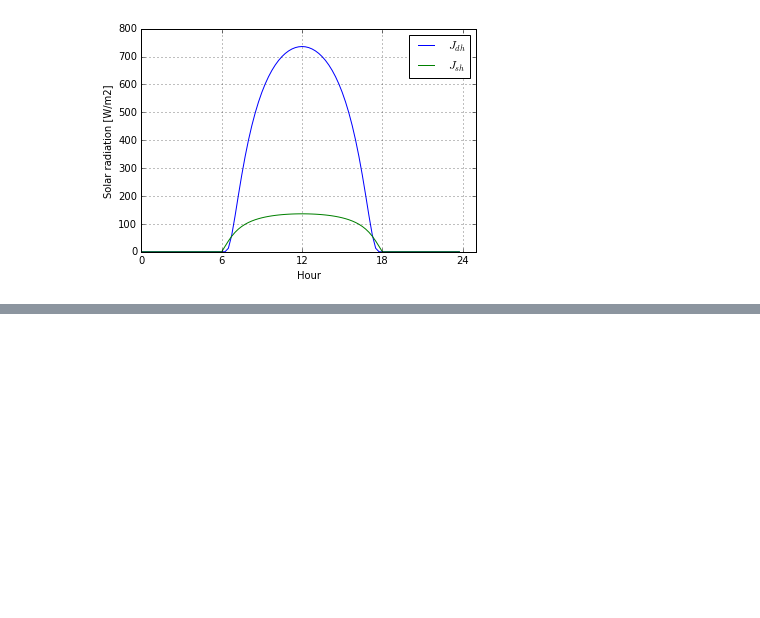
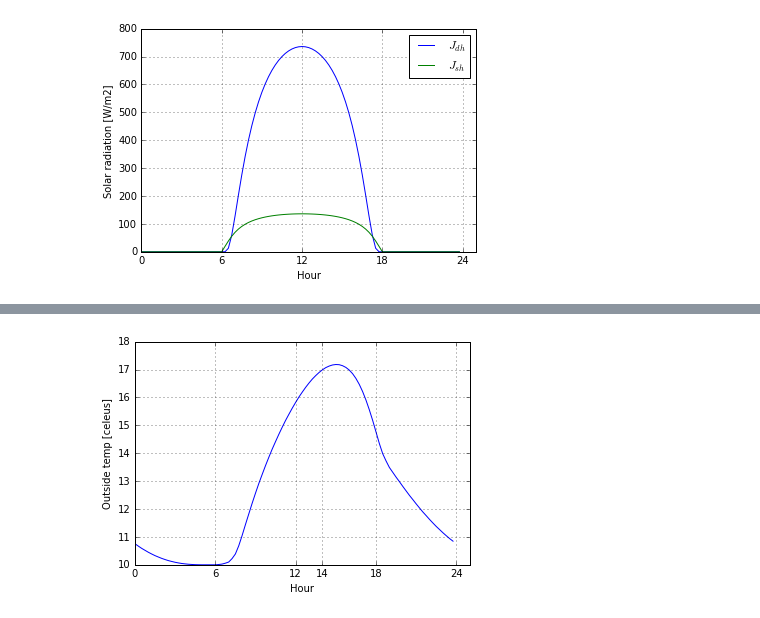
Before and after one commit to udawtr/heattransfer_note, a Jupyter notebook: SimpleSolarRadiationModel.ipynb, the cells around one changed output, grey strips where cells are left out. Drawn from its saved outputs; the diff is of its cells as text; code cells hidden in the pictures; blank space fills up the shorter version.

```diff
--- a/SimpleSolarRadiationModel.ipynb
+++ b/SimpleSolarRadiationModel.ipynb
@@ -98,0 +106,16 @@ plt.show()
+# %%
+def get_T(Ts):
+    J = [get_J((Ts-x + 24)%24) for x in range(12)]
+    r = [0.05, 0.4, 0.1, 0.09, 0.08, 0.07, 0.06, 0.05, 0.04, 0.03, 0.02, 0.01]
+    return sum([sum(J[i]) * r[i] for i in range(12)])/100+10
+
+hours = [i/4.0 for i in range(24*4)]
+plt.plot(hours, [get_T(h) for h in hours])
+
+plt.xlabel("Hour")
+plt.ylabel("Outside temp [celeus]")
+plt.xticks([0,6,12,14,18,24])
+plt.grid()
+plt.show()
+# %% [output]
+[figure, added]
```
Also changed, not shown: parts of 1 cell of this notebook.
